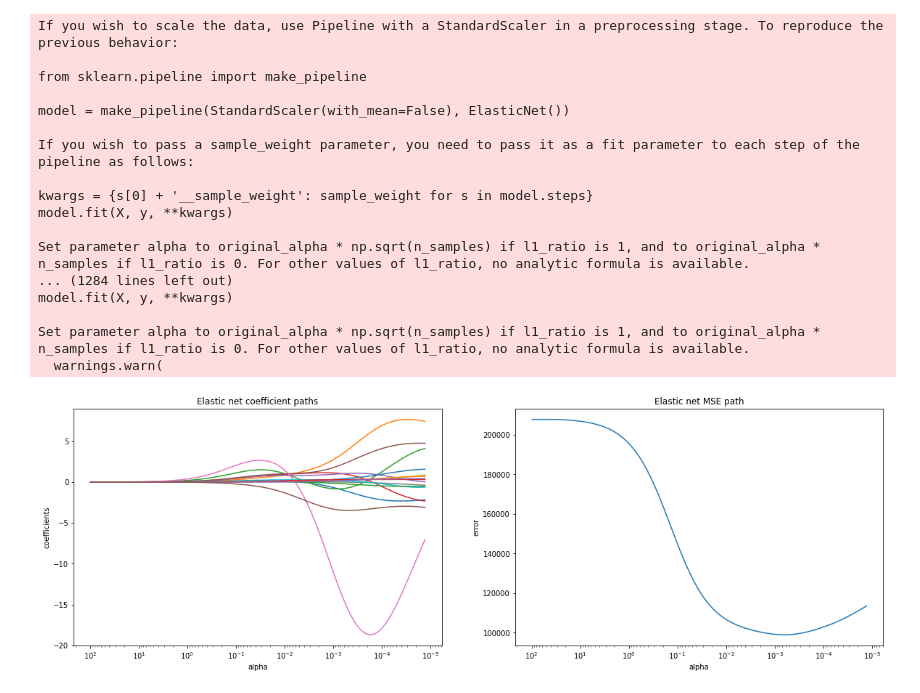
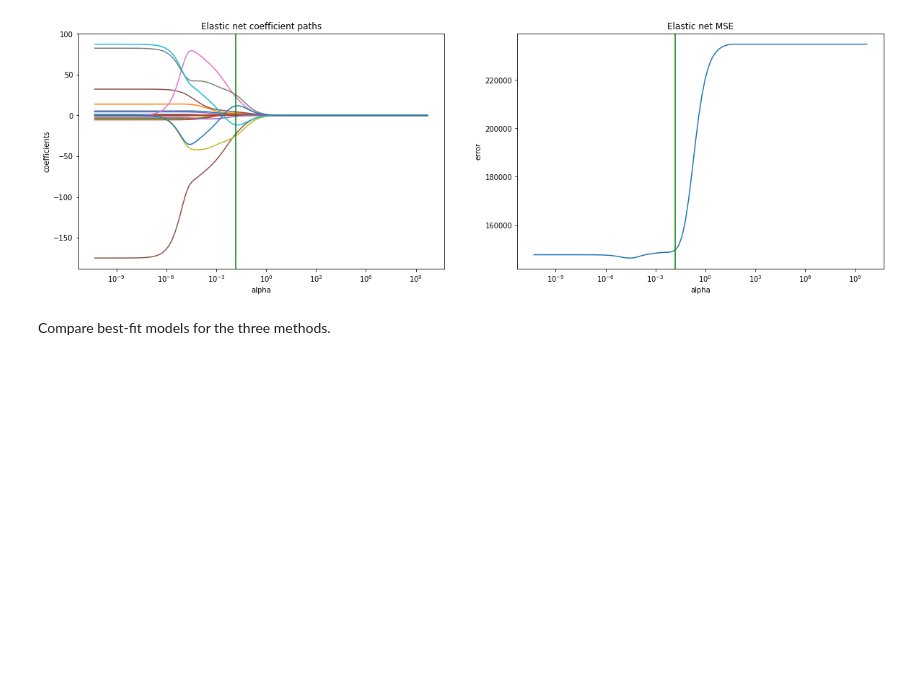
Before and after one commit to w-bonelli/STAT8330, a Jupyter notebook: notebooks/hw4/hw4_solutions.ipynb, the cells around one changed output. Saved outputs shown, nothing was run; the diff lists cells and outputs as text; code cells hidden in the pictures; blank space fills up the shorter version.

```diff
--- a/notebooks/hw4/hw4_solutions.ipynb
+++ b/notebooks/hw4/hw4_solutions.ipynb
@@ -138,0 +209,16 @@ Fit an elastic net model with LOOCV.
+# %%
+from sklearn.linear_model import ElasticNet
+
+net = ElasticNet(normalize=True, random_state=seed)
+net_coefs = []
+net_errors = []
+
+for a in alphas:
+    net.set_params(alpha=a)
+    net.fit(X_train, y_train)
+
+    coefs = net.coef_
+    error = mean_squared_error(y_test, net.predict(X_test))
+
+    net_coefs.append(coefs)
+    net_errors.append(error)
@@ -139,50 +227,40 @@ Fit an elastic net model with LOOCV.
 # %%
-net = ElasticNet(normalize=True)
-net_coefs = []
-net_errors = []
+from sklearn.linear_model import ElasticNetCV
 
-for a in alphas:
-    net.set_params(alpha=a)
-    net.fit(X_train, y_train)
-    net_coefs.append(net.coef_)
-    net_errors.append(mean_squared_error(y_test, net.predict(X_test)))
+# perform cross-validation across the range of alphas
+net_cv = ElasticNetCV(alphas=alphas, cv=10, max_iter=100000, normalize=True, random_state=seed)
+net_cv.fit(X_train, y_train)
 
+# best-fitting elastic net
+bf_net = ElasticNet(alpha=net_cv.alpha_, normalize=True, random_state=seed)
+bf_net.fit(X_oh, y)
+bf_net_coefs = pd.Series(bf_net.coef_, index = X_oh.columns)
+bf_net_error = mean_squared_error(y_test, bf_net.predict(X_test))
+
+# coefficient paths
 plt.figure(figsize=(20, 6))
 plt.subplot(121)
 ax = plt.gca()
 ax.plot(alphas, net_coefs)
 ax.set_xscale("log")
 plt.xlabel("alpha")
 plt.ylabel("coefficients")
-ax.invert_xaxis()
 plt.title("Elastic net coefficient paths")
+plt.axvline(x=net_cv.alpha_, color='green')
 plt.axis("tight")
+
+# MSE
 plt.subplot(122)
 ax = plt.gca()
 ax.plot(alphas, net_errors)
 ax.set_xscale("log")
 plt.xlabel("alpha")
 plt.ylabel("error")
-ax.invert_xaxis()
-plt.title("Elastic net MSE path")
+plt.title("Elastic net MSE")
+plt.axvline(x=net_cv.alpha_, color='green')
 plt.axis("tight")
 plt.show()
 # %% [output]
-If you wish to scale the data, use Pipeline with a StandardScaler in a preprocessing stage. To reproduce the previous behavior:
-
-from sklearn.pipeline import make_pipeline
-
-model = make_pipeline(StandardScaler(with_mean=False), ElasticNet())
-
-If you wish to pass a sample_weight parameter, you need to pass it as a fit parameter to each step of the pipeline as follows:
-
-kwargs = {s[0] + '__sample_weight': sample_weight for s in model.steps}
-model.fit(X, y, **kwargs)
-
-Set parameter alpha to original_alpha * np.sqrt(n_samples) if l1_ratio is 1, and to original_alpha * n_samples if l1_ratio is 0. For other values of l1_ratio, no analytic formula is available.
-... (1284 lines left out)
-model.fit(X, y, **kwargs)
-
-Set parameter alpha to original_alpha * np.sqrt(n_samples) if l1_ratio is 1, and to original_alpha * n_samples if l1_ratio is 0. For other values of l1_ratio, no analytic formula is available.
-  warnings.warn(
-[figure, old version]
+[figure, new version]
+# %% [markdown]
+Compare best-fit models for the three methods.
```
Also changed, not shown: parts of 16 cells of this notebook, 6 other files.
